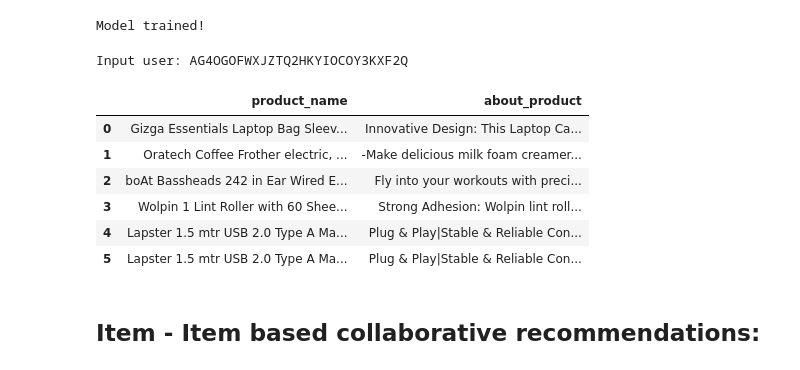
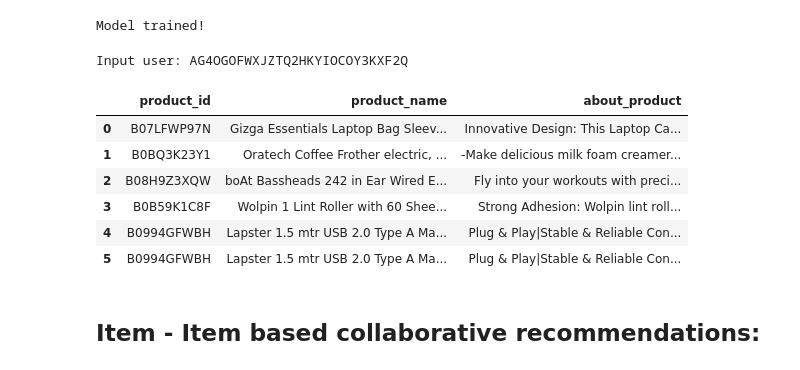
Before and after one commit to sanketmishra009/Recommendation_Amazon, a Jupyter notebook: analysis.ipynb, the cells around one changed output. Cells and saved outputs as stored; diff of their text form; code cells hidden in the pictures.

```diff
--- a/analysis.ipynb
+++ b/analysis.ipynb
@@ -448,9 +492,11 @@ cmat.head()
 # %%
-def recommend_products(productname , similarity_matrix , n = 5):
-    results = similarity_matrix[productname].sort_values(ascending = False)
+def recommend_products(productid , similarity_matrix , df , n = 5):
+    rids = similarity_matrix[productid].sort_values(ascending = False)[1:n + 1]
+    results = df.set_index('product_id').loc[rids.index]
     # print(f"{results=}")
-    return results.iloc[1:n + 1]
-product = uniques['product_name'].iloc[5]
+    return [ ( rids.loc[row['product_id']] , row['product_name'] )for i , row in results.reset_index().iterrows()]
+i = 1100
+product = uniques['product_name'].iloc[i]
 print(f"{product=}")
-recommend_products(uniques['product_name'].iloc[5] , cmat)
+recommend_products(uniques['product_id'].iloc[i] , cmat , df)
 # %% [output]
@@ -464,0 +518,11 @@ Name: 3M Scotch Double Sided Heavy Duty Tape(1m holds 4.5Kgs) for indoor hanging
+# %%
+newps = df[(df['rating_count'].isna()) | (df['rating_count'] == 0)]['product_id']
+newps
+
+for i , product in enumerate(newps):
+    temp = recommend_products(product , cmat , df)
+    name = df.set_index('product_id').loc[product]['product_name']
+    print(f"{i=}, {product} , {name} \n" + "-"*20 )
+    for item in temp:
+        print(f"{item}\n")
+    print("*"* 1000 , "\n\n")
@@ -498,5 +591,13 @@ Name: IONIX Tap filter Multilayer | Activated Carbon Faucet Water Filters Univer
 # %%
-x = df['product_name'].iloc[86]
-print(f"Searched product: {x}")
-recommend_products(x , cmat)
+uniques2 = df.groupby('product_id').agg({'about_product': "min" , 'product_name' : "min" , 'fprice': 'first' , 'fdprice': 'first' , 'category' : 'first'}).reset_index()
+# df.set_index('product_name').loc[uniqueProducts]
+data = pd.DataFrame( {"product_id" : uniques2['product_id'] ,
+                      "data" : uniques2.product_name + "unk" + uniques2.about_product + "unk" + str(uniques2.fprice) + "unk" + str(uniques2.fdprice) + "unk" + uniques2.category})
+# print(f"{data.head(10)}")
+tmat = vectorizer.fit_transform(data.data)
+cmat = cosine_similarity(tmat)
+pnames = df.set_index('product_id').loc[data['product_id'] , 'product_name'].reset_index().drop(columns = ['product_id'])
+# print(f"{pnames=}")
+cmat = pd.DataFrame(cmat , index = data.product_id , columns = data.product_id)
+cmat.head()
 # %% [output]
@@ -671,37 +833,37 @@ Model trained!
 # %%
 def recommend_products_collaborative(model , dataset , userid , df , n = 5):
 
     umap , _ , imap , _ = dataset.mapping()
 
     scores = model.predict(umap[userid] , np.arange(len(imap)))
 
     # get indices top scores:
     topi = np.argsort(-scores)[:n]
 
     # get real product ids from internal topis:
     ipmap = {val : key for key , val in imap.items()}
 
     rids = [ipmap[id] for id in topi]
 
     # get products present in rids
     rdf = df[df['product_id'].isin(rids)]
 
     #get the movies in the correct order of their respective scores:
     rdf = rdf.set_index('product_id').loc[rids].reset_index()
-    return rdf[['product_name' , 'about_product']]
+    return rdf[['product_id' , 'product_name' , 'about_product']]
 
 iuser = users[4]
 print(f"Input user: {iuser}")
 recommend_products_collaborative(model , dataset , iuser , df)
 # %% [output]
 Input user: AG4OGOFWXJZTQ2HKYIOCOY3KXF2Q
-|  | product_name | about_product |
-| 0 | Gizga Essentials Laptop Bag Sleev... | Innovative Design: This Laptop Ca... |
-| 1 | Oratech Coffee Frother electric, ... | -Make delicious milk foam creamer... |
-| 2 | boAt Bassheads 242 in Ear Wired E... | Fly into your workouts with preci... |
-| 3 | Wolpin 1 Lint Roller with 60 Shee... | Strong Adhesion: Wolpin lint roll... |
-| 4 | Lapster 1.5 mtr USB 2.0 Type A Ma... | Plug & Play|Stable & Reliable Con... |
-| 5 | Lapster 1.5 mtr USB 2.0 Type A Ma... | Plug & Play|Stable & Reliable Con... |
+|  | product_id | product_name | about_product |
+| 0 | B07LFWP97N | Gizga Essentials Laptop Bag Sleev... | Innovative Design: This Laptop Ca... |
+| 1 | B0BQ3K23Y1 | Oratech Coffee Frother electric, ... | -Make delicious milk foam creamer... |
+| 2 | B08H9Z3XQW | boAt Bassheads 242 in Ear Wired E... | Fly into your workouts with preci... |
+| 3 | B0B59K1C8F | Wolpin 1 Lint Roller with 60 Shee... | Strong Adhesion: Wolpin lint roll... |
+| 4 | B0994GFWBH | Lapster 1.5 mtr USB 2.0 Type A Ma... | Plug & Play|Stable & Reliable Con... |
+| 5 | B0994GFWBH | Lapster 1.5 mtr USB 2.0 Type A Ma... | Plug & Play|Stable & Reliable Con... |
 # %%
 #recommend top 5 unseen product per user:
 # %% [markdown]
```
Also changed, not shown: parts of 30 cells of this notebook, 1 other file.
